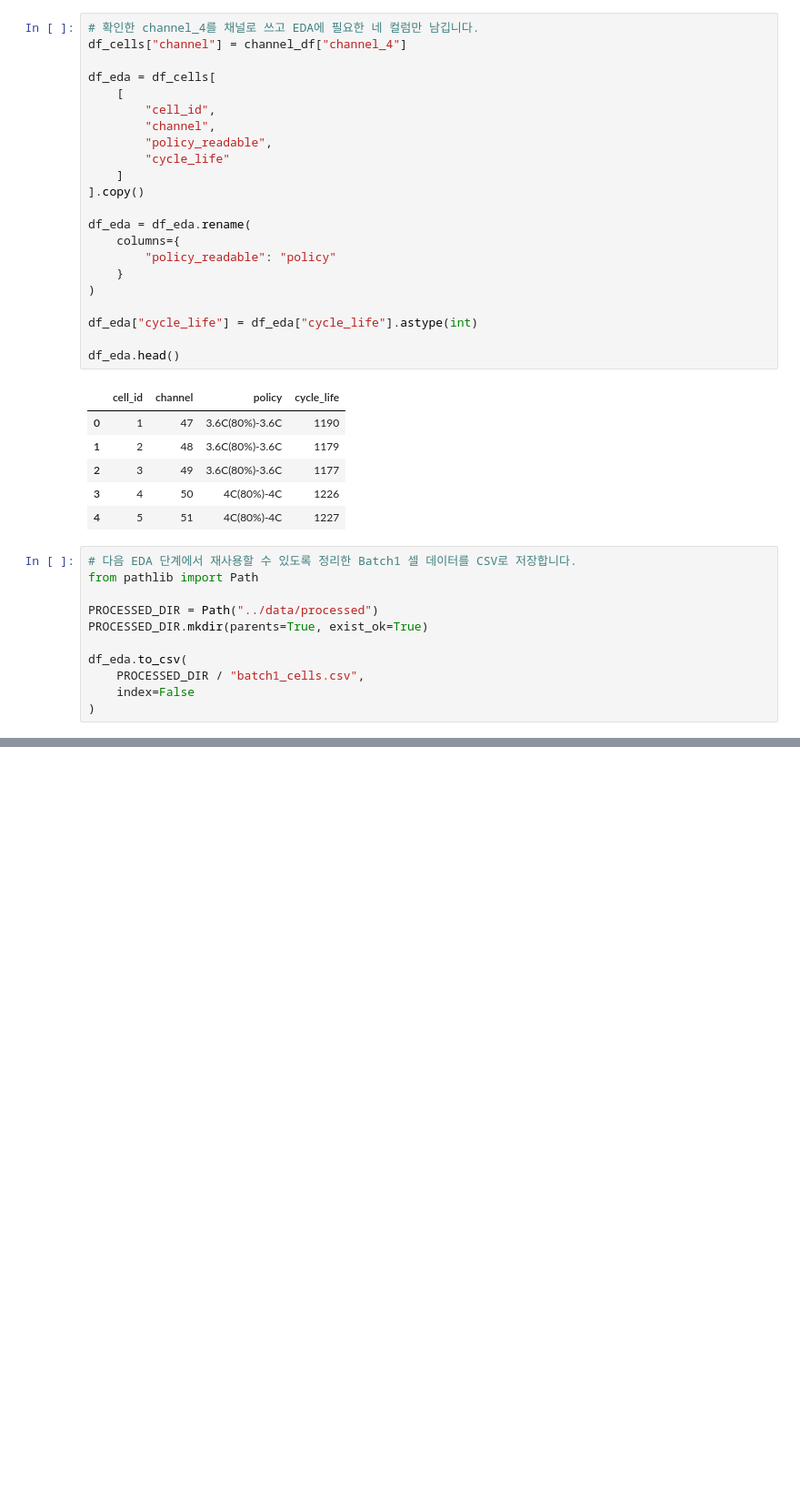
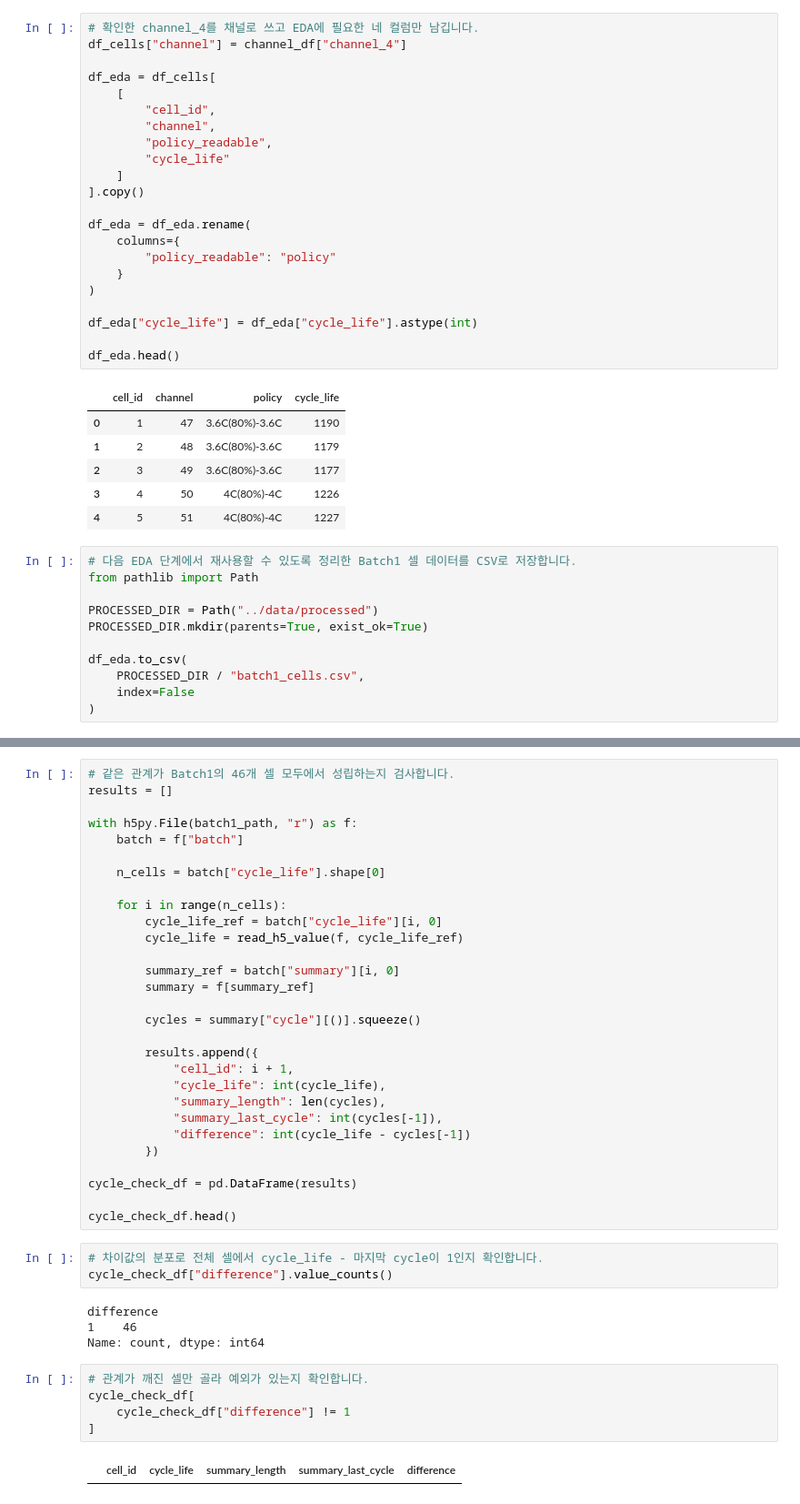
Before and after one commit to chubuzu/Data_Analytics_MiniProject_Skala, a Jupyter notebook: notebooks/01_data_check.ipynb, the cells around one changed output, grey strips where cells are left out. Shown at 91% size. Drawn from its saved outputs; the diff is of its cells as text; blank space fills up the shorter version.

Commit message:
Align Batch1 processed data IDs and cycle profiles

```diff
--- a/notebooks/01_data_check.ipynb
+++ b/notebooks/01_data_check.ipynb
@@ -220,0 +329,43 @@ with h5py.File(batch1_path, "r") as f:
+# %%
+# 같은 관계가 Batch1의 46개 셀 모두에서 성립하는지 검사합니다.
+results = []
+
+with h5py.File(batch1_path, "r") as f:
+    batch = f["batch"]
+
+    n_cells = batch["cycle_life"].shape[0]
+
+    for i in range(n_cells):
+        cycle_life_ref = batch["cycle_life"][i, 0]
+        cycle_life = read_h5_value(f, cycle_life_ref)
+
+        summary_ref = batch["summary"][i, 0]
+        summary = f[summary_ref]
+
+        cycles = summary["cycle"][()].squeeze()
+
+        results.append({
+            "cell_id": i + 1,
+            "cycle_life": int(cycle_life),
+            "summary_length": len(cycles),
+            "summary_last_cycle": int(cycles[-1]),
+            "difference": int(cycle_life - cycles[-1])
+        })
+
+cycle_check_df = pd.DataFrame(results)
+
+cycle_check_df.head()
+# %%
+# 차이값의 분포로 전체 셀에서 cycle_life - 마지막 cycle이 1인지 확인합니다.
+cycle_check_df["difference"].value_counts()
+# %% [output]
+difference
+1    46
+Name: count, dtype: int64
+# %%
+# 관계가 깨진 셀만 골라 예외가 있는지 확인합니다.
+cycle_check_df[
+    cycle_check_df["difference"] != 1
+]
+# %% [output]
+|  | cell_id | cycle_life | summary_length | summary_last_cycle | difference |
```
Also changed, not shown: parts of 40 cells of this notebook, 5 other files.
